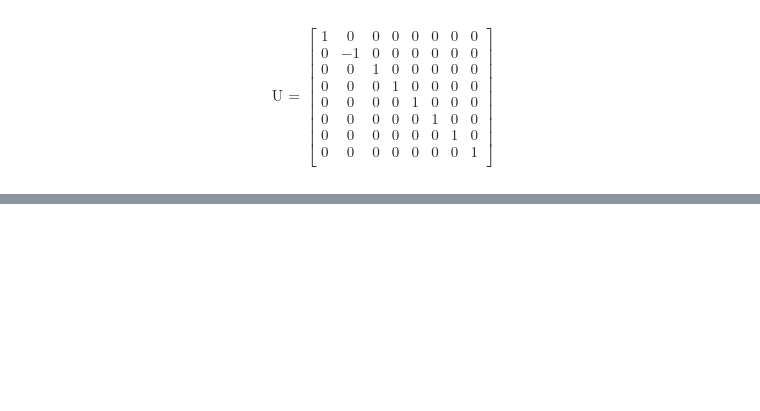
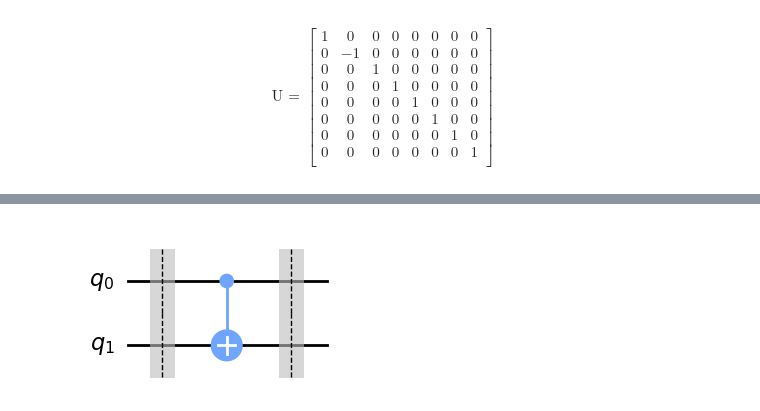
Before and after one commit to nunopcfmarques/IICQ-Project, a Jupyter notebook: IICQ-Notebook.ipynb, the cells around one changed output, grey strips where cells are left out. Drawn from its saved outputs; the diff is of its cells as text; code cells hidden in the pictures; blank space fills up the shorter version.

```diff
--- a/IICQ-Notebook.ipynb
+++ b/IICQ-Notebook.ipynb
@@ -367,0 +398,8 @@ Actual prob: 0.7669725769811029, Measured prob: 0.7744140625
+# %%
+balanced_orac1 = QuantumCircuit(n + 1)
+balanced_orac1.barrier()
+balanced_orac1.cnot(0, 1)
+balanced_orac1.barrier()
+balanced_orac1.draw('mpl')
+# %% [output]
+[figure, added]
```
Also changed, not shown: parts of 25 cells of this notebook.
